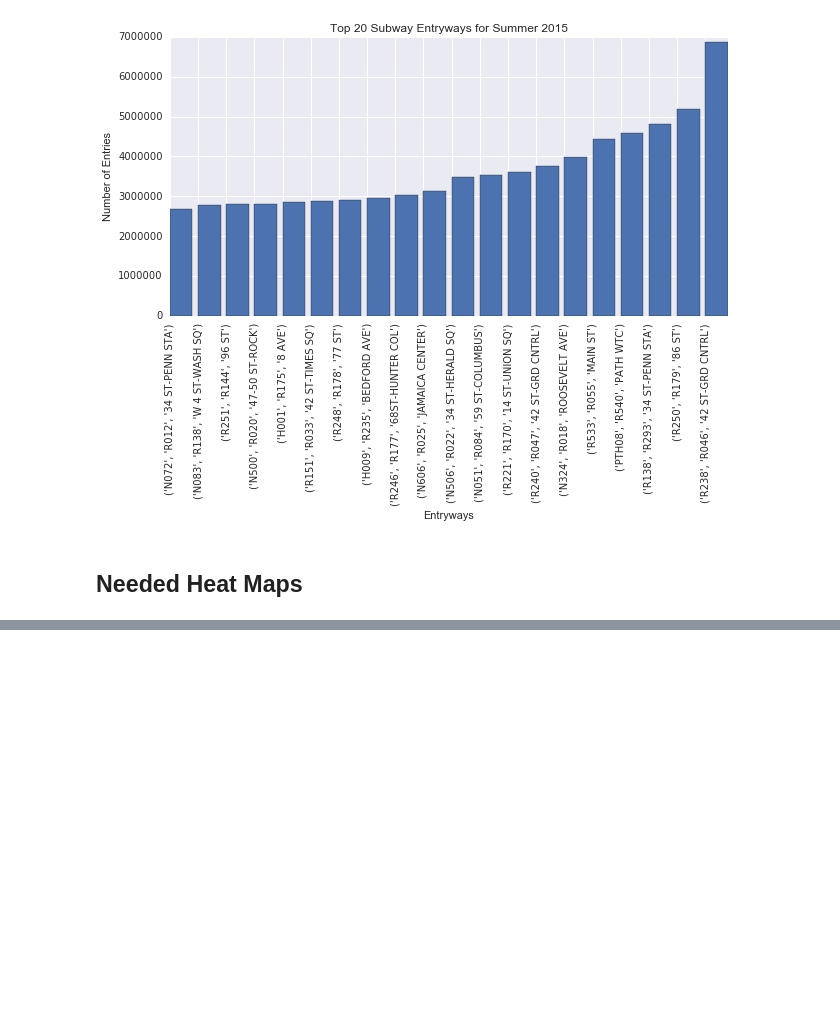
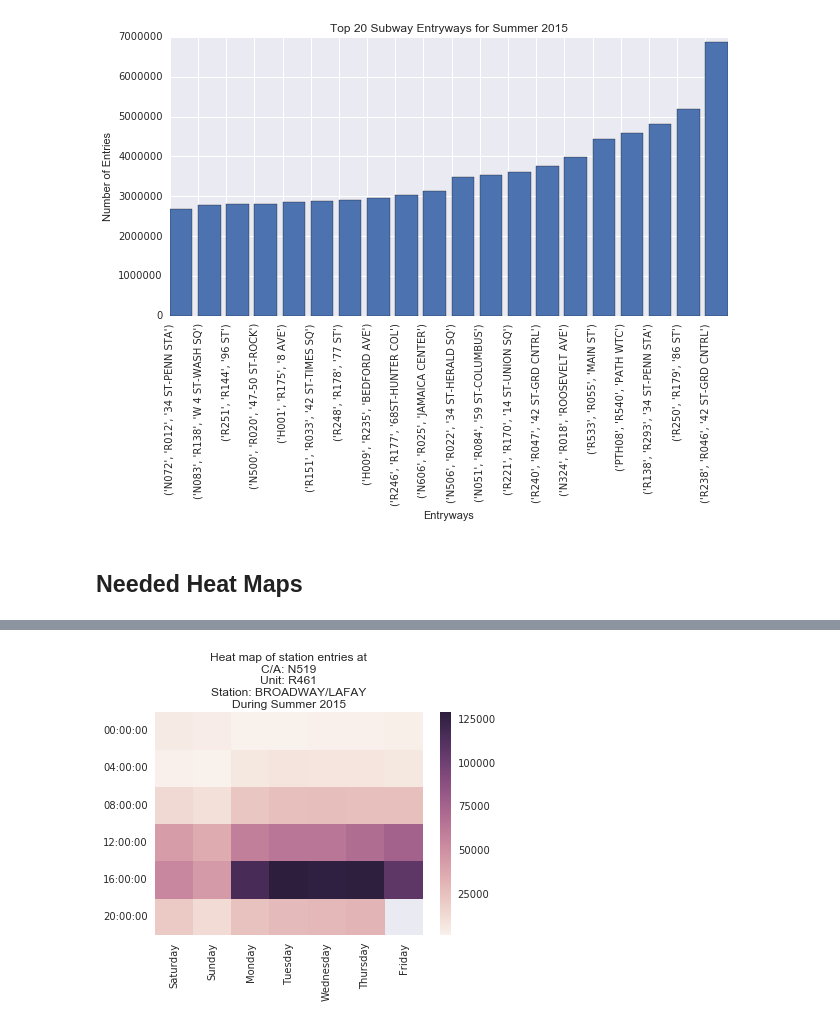
Before and after one commit to jstnstwrt/nyc-subway-station-reccomender, a Jupyter notebook: MTA2015_data/heat_map_testing.ipynb, the cells around one changed output, grey strips where cells are left out. Cells and saved outputs as stored; diff of their text form; code cells hidden in the pictures; blank space fills up the shorter version.

```diff
--- a/MTA2015_data/heat_map_testing.ipynb
+++ b/MTA2015_data/heat_map_testing.ipynb
@@ -215,0 +236,4 @@ get_heatmap_for_entryway(('R238', 'R046', '42 ST-GRD CNTRL'))
+# %%
+get_heatmap_for_entryway(stations[3])
+# %% [output]
+[figure, added]
```
Also changed, not shown: parts of 11 cells of this notebook.
